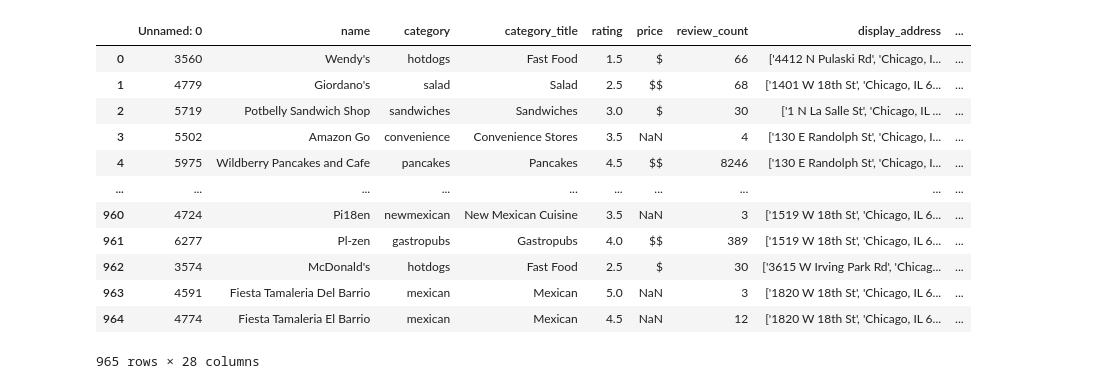
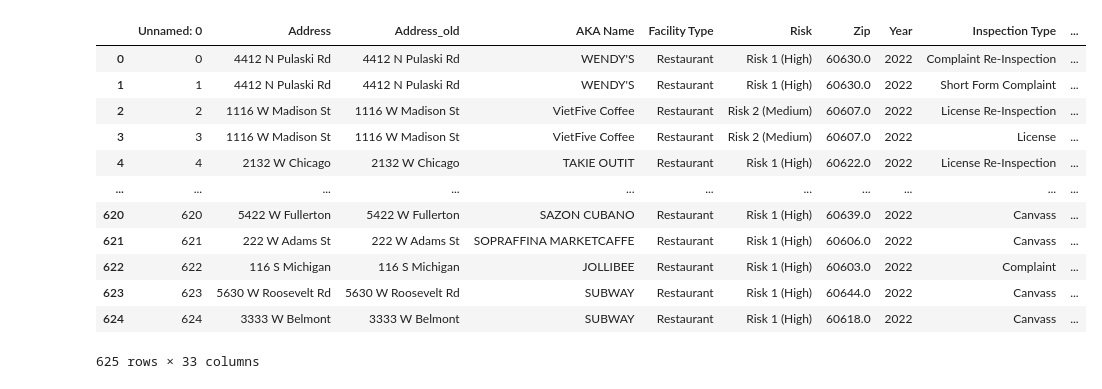
Before and after one commit to joyesufu/Where_Is_The_Food, a Jupyter notebook: map_creation.ipynb, the cells around one changed output. Saved outputs shown, nothing was run; the diff lists cells and outputs as text; code cells hidden in the pictures.

```diff
--- a/map_creation.ipynb
+++ b/map_creation.ipynb
@@ -10,22 +10,22 @@ from config import yelp_key
 from config import g_key
 # %%
 #import the csv file
-data = pd.read_csv("CSV_Output/Merged_Clean.csv")
+data = pd.read_csv("CSV_Output/eg_merge_testing.csv")
 data
 # %% [output]
-|  | Unnamed: 0 | name | category | category_title | rating | price | review_count | display_address | ... |
-| 0 | 3560 | Wendy's | hotdogs | Fast Food | 1.5 | $ | 66 | ['4412 N Pulaski Rd', 'Chicago, I... | ... |
-| 1 | 4779 | Giordano's | salad | Salad | 2.5 | $$ | 68 | ['1401 W 18th St', 'Chicago, IL 6... | ... |
-| 2 | 5719 | Potbelly Sandwich Shop | sandwiches | Sandwiches | 3.0 | $ | 30 | ['1 N La Salle St', 'Chicago, IL ... | ... |
-| 3 | 5502 | Amazon Go | convenience | Convenience Stores | 3.5 | NaN | 4 | ['130 E Randolph St', 'Chicago, I... | ... |
-| 4 | 5975 | Wildberry Pancakes and Cafe | pancakes | Pancakes | 4.5 | $$ | 8246 | ['130 E Randolph St', 'Chicago, I... | ... |
-| ... | ... | ... | ... | ... | ... | ... | ... | ... | ... |
-| 960 | 4724 | Pi18en | newmexican | New Mexican Cuisine | 3.5 | NaN | 3 | ['1519 W 18th St', 'Chicago, IL 6... | ... |
-| 961 | 6277 | Pl-zen | gastropubs | Gastropubs | 4.0 | $$ | 389 | ['1519 W 18th St', 'Chicago, IL 6... | ... |
-| 962 | 3574 | McDonald's | hotdogs | Fast Food | 2.5 | $ | 30 | ['3615 W Irving Park Rd', 'Chicag... | ... |
-| 963 | 4591 | Fiesta Tamaleria Del Barrio | mexican | Mexican | 5.0 | NaN | 3 | ['1820 W 18th St', 'Chicago, IL 6... | ... |
-| 964 | 4774 | Fiesta Tamaleria El Barrio | mexican | Mexican | 4.5 | NaN | 12 | ['1820 W 18th St', 'Chicago, IL 6... | ... |
+|  | Unnamed: 0 | Address | Address_old | AKA Name | Facility Type | Risk | Zip | Year | Inspection Type | ... |
+| 0 | 0 | 4412 N Pulaski Rd | 4412 N Pulaski Rd | WENDY'S | Restaurant | Risk 1 (High) | 60630.0 | 2022 | Complaint Re-Inspection | ... |
+| 1 | 1 | 4412 N Pulaski Rd | 4412 N Pulaski Rd | WENDY'S | Restaurant | Risk 1 (High) | 60630.0 | 2022 | Short Form Complaint | ... |
+| 2 | 2 | 1116 W Madison St | 1116 W Madison St | VietFive Coffee | Restaurant | Risk 2 (Medium) | 60607.0 | 2022 | License Re-Inspection | ... |
+| 3 | 3 | 1116 W Madison St | 1116 W Madison St | VietFive Coffee | Restaurant | Risk 2 (Medium) | 60607.0 | 2022 | License | ... |
+| 4 | 4 | 2132 W Chicago | 2132 W Chicago | TAKIE OUTIT | Restaurant | Risk 1 (High) | 60622.0 | 2022 | License Re-Inspection | ... |
+| ... | ... | ... | ... | ... | ... | ... | ... | ... | ... | ... |
+| 620 | 620 | 5422 W Fullerton | 5422 W Fullerton | SAZON CUBANO | Restaurant | Risk 1 (High) | 60639.0 | 2022 | Canvass | ... |
+| 621 | 621 | 222 W Adams St | 222 W Adams St | SOPRAFFINA MARKETCAFFE | Restaurant | Risk 1 (High) | 60606.0 | 2022 | Canvass | ... |
+| 622 | 622 | 116 S Michigan | 116 S Michigan | JOLLIBEE | Restaurant | Risk 1 (High) | 60603.0 | 2022 | Complaint | ... |
+| 623 | 623 | 5630 W Roosevelt Rd | 5630 W Roosevelt Rd | SUBWAY | Restaurant | Risk 1 (High) | 60644.0 | 2022 | Canvass | ... |
+| 624 | 624 | 3333 W Belmont | 3333 W Belmont | SUBWAY | Restaurant | Risk 1 (High) | 60618.0 | 2022 | Canvass | ... |
-965 rows × 28 columns
+625 rows × 33 columns
 # %%
 #create a dataframe with a great rating
 great_df = data.loc[data["rating"]>=4]
```
Also changed, not shown: parts of 11 cells of this notebook, 1 other file.
